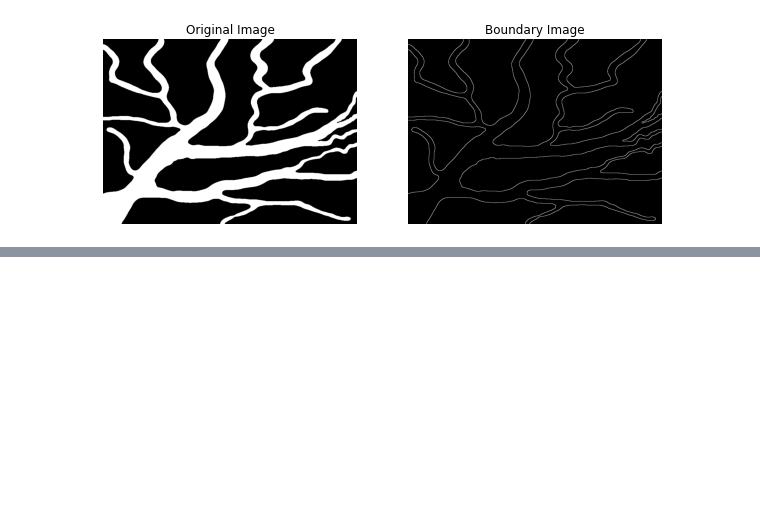
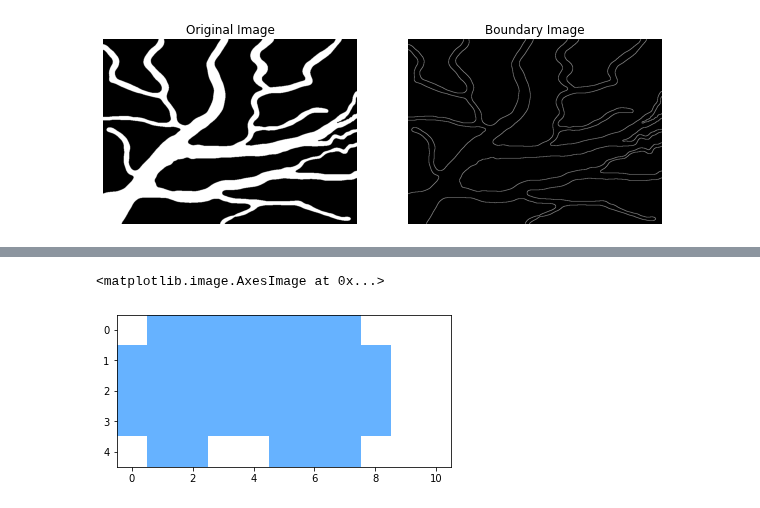
Before and after one commit to ecolon08/Digital-Image-Processing, a Jupyter notebook: Morphological Image Processing/ec_dip_morphological_01.ipynb, the cells around one changed output, grey strips where cells are left out. Drawn from its saved outputs; the diff is of its cells as text; code cells hidden in the pictures; blank space fills up the shorter version.

Commit message:
Add custom skeletonize method and example

```diff
--- a/Morphological Image Processing/ec_dip_morphological_01.ipynb
+++ b/Morphological Image Processing/ec_dip_morphological_01.ipynb
@@ -888,0 +937,23 @@ ax_bld[1].axis('off');
+# %%
+#" writing the algorithm out
+thinning = img_thinning_pttrn
+iter = 4
+# %%
+for i in range(iter):
+    # loop through structuring element, compute the hit or miss transform and thin the input binary image
+    for idx, B in enumerate(thin_thick_strel_names):
+        # compute the hit or miss transform
+        thin_hmt = custom_hit_or_miss(thinning,
+                                      thinning_strel[B],
+                                      np.logical_not(thinning_strel[B]))
+
+        # compute the thining equation
+        thinning = np.logical_and(thinning,
+                                  np.logical_not(thin_hmt))
+
+
+# display results with one pass
+plt.imshow(thinning, cmap=color_arr)
+# %% [output]
+<matplotlib.image.AxesImage at 0x...>
+[figure, added]
```
Also changed, not shown: parts of 18 cells of this notebook.
